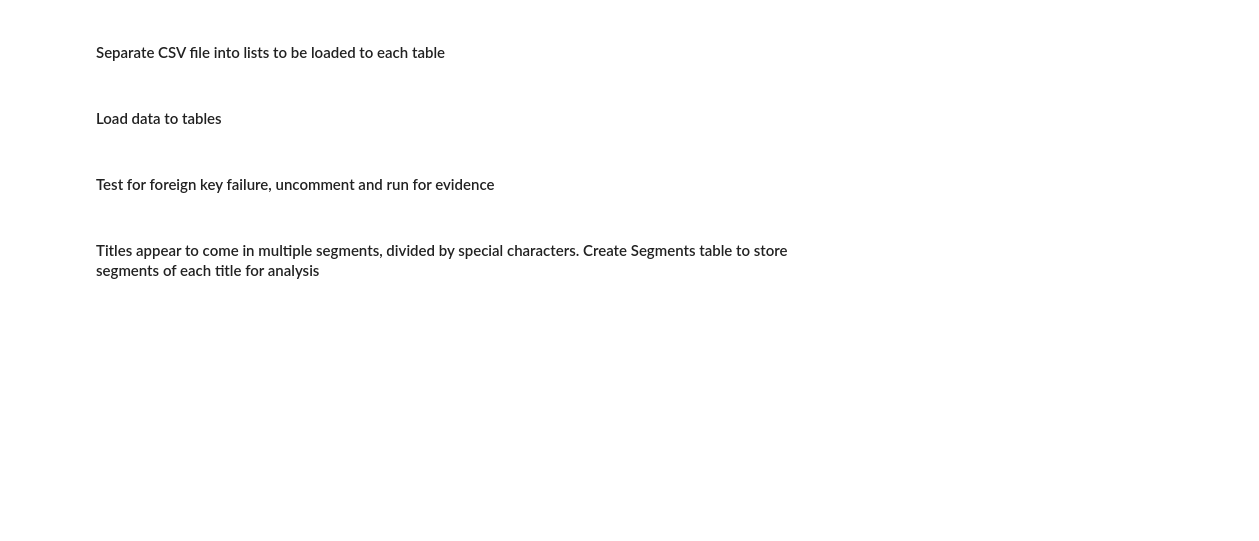
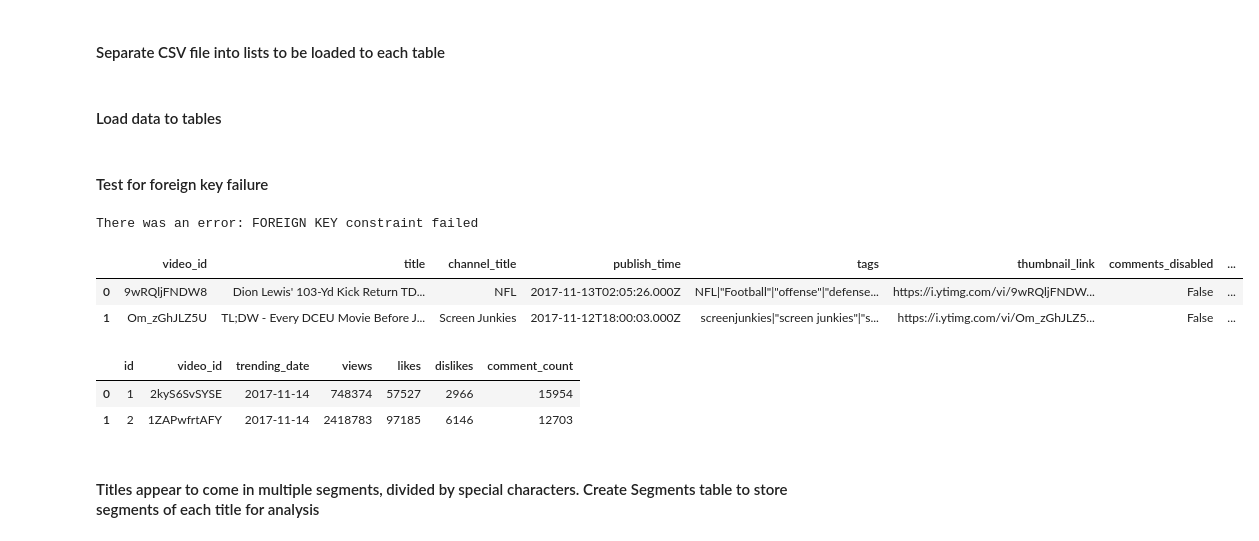
Before and after one commit to epiphannie/youtube_title_analysis, a Jupyter notebook: youtube_titles_experiment.ipynb, the cells around one changed output. Cells and saved outputs as stored; diff of their text form; code cells hidden in the pictures; blank space fills up the shorter version.

```diff
--- a/youtube_titles_experiment.ipynb
+++ b/youtube_titles_experiment.ipynb
@@ -248,12 +266,30 @@ load_statement_time = '''
 
 run_sql_many(load_statement_time, time_data)
 # %% [markdown]
-#### Test for foreign key failure, uncomment and run for evidence
+#### Test for foreign key failure
 # %%
-# failure_statement = "INSERT INTO tblTime VALUES (?, ?, ?, ?, ?, ?, ?)"
-# failure_params = (None, "testy", "18.11.11", 1, 1, 1, 1)
+failure_statement = "INSERT INTO tblTime VALUES (?, ?, ?, ?, ?, ?, ?)"
+failure_args = (None, "testy", "18.11.11", 1, 1, 1, 1)
 
-# run_sql(failure_statement, failure_params)
+run_sql(failure_statement, failure_args)
+# %% [output]
+There was an error: FOREIGN KEY constraint failed
+# %%
+select_videos = run_sql_pd('SELECT * FROM tblVideos LIMIT 2;')
+
+select_videos
+# %% [output]
+|  | video_id | title | channel_title | publish_time | tags | thumbnail_link | comments_disabled | ... |
+| 0 | 9wRQljFNDW8 | Dion Lewis' 103-Yd Kick Return TD... | NFL | 2017-11-13T02:05:26.000Z | NFL|"Football"|"offense"|"defense... | https://i.ytimg.com/vi/9wRQljFNDW... | False | ... |
+| 1 | Om_zGhJLZ5U | TL;DW - Every DCEU Movie Before J... | Screen Junkies | 2017-11-12T18:00:03.000Z | screenjunkies|"screen junkies"|"s... | https://i.ytimg.com/vi/Om_zGhJLZ5... | False | ... |
+# %%
+select_time = run_sql_pd('SELECT * FROM tblTime LIMIT 2;')
+
+select_time
+# %% [output]
+|  | id | video_id | trending_date | views | likes | dislikes | comment_count |
+| 0 | 1 | 2kyS6SvSYSE | 2017-11-14 | 748374 | 57527 | 2966 | 15954 |
+| 1 | 2 | 1ZAPwfrtAFY | 2017-11-14 | 2418783 | 97185 | 6146 | 12703 |
 # %% [markdown]
 #### Titles appear to come in multiple segments, divided by special characters. Create Segments table to store segments of each title for analysis
 # %%
```
Also changed, not shown: parts of 13 cells of this notebook.
